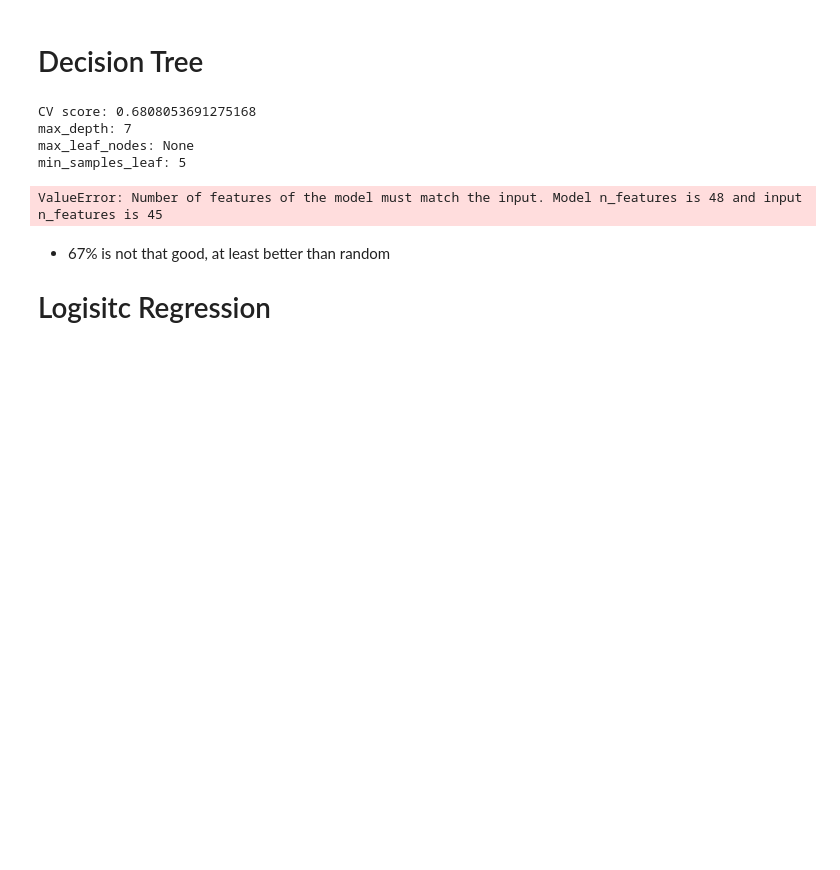
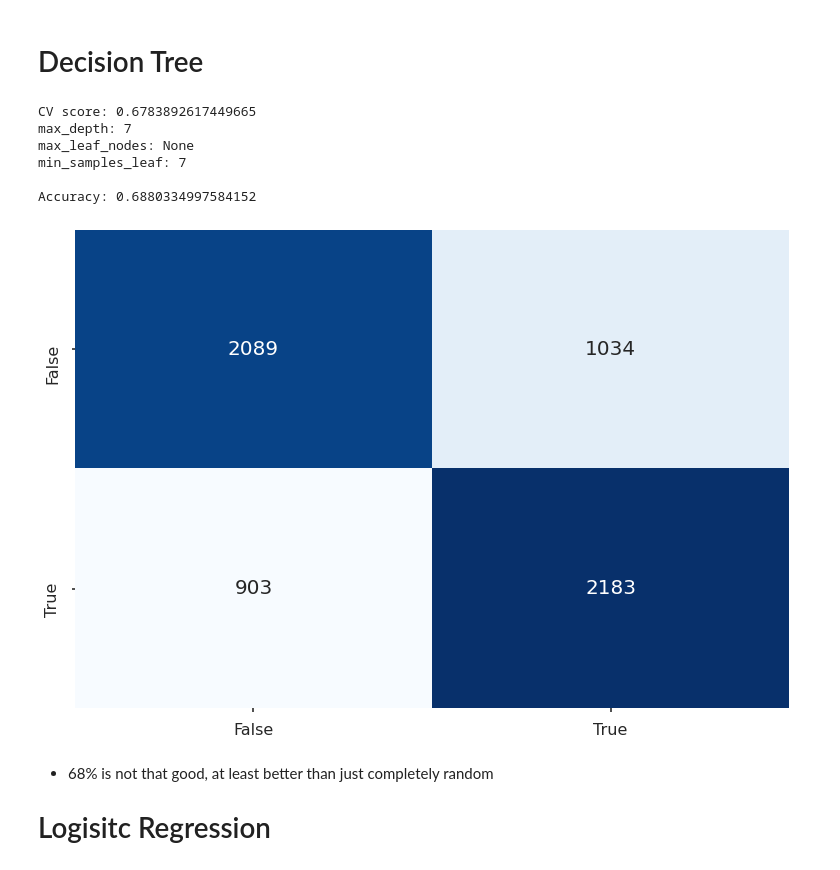
Before and after one commit to jbofill10/C1_Transaction_Data, a Jupyter notebook: ModelResults.ipynb, the cells around one changed output. Drawn from its saved outputs; the diff is of its cells as text; code cells hidden in the pictures; blank space fills up the shorter version.

Commit message:
Update model results with feature changes Closes #5

```diff
--- a/ModelResults.ipynb
+++ b/ModelResults.ipynb
@@ -59,20 +59,23 @@ def plot_roc(models):
 # %%
 dec_tree = results['dec_tree'].best_estimator_
 print(f'CV score: {results["dec_tree"].best_score_}')
 for key, value in results["dec_tree"].best_params_.items():
     print(f'{key}: {value}')
 
 y_pred = dec_tree.predict(data['x_test'])
-dec = [y_true, y_pred]
+y_pred_prob = dec_tree.predict_proba(data['x_test'])[:,1]
+dec = [y_true, y_pred_prob]
 plot_confusion(y_pred, data['y_test'])
 # %% [output]
-CV score: 0.6808053691275168
+CV score: 0.6783892617449665
 max_depth: 7
 max_leaf_nodes: None
-min_samples_leaf: 5
+min_samples_leaf: 7
+
+Accuracy: 0.6880334997584152
-ValueError: Number of features of the model must match the input. Model n_features is 48 and input n_features is 45
+[figure, added]
 # %% [markdown]
-* 67% is not that good, at least better than random
+* 68% is not that good, at least better than just completely random
 # Logisitc Regression
 # %%
 log_reg = results['log_reg'].best_estimator_
```
Also changed, not shown: parts of 13 cells of this notebook, 3 other files.
